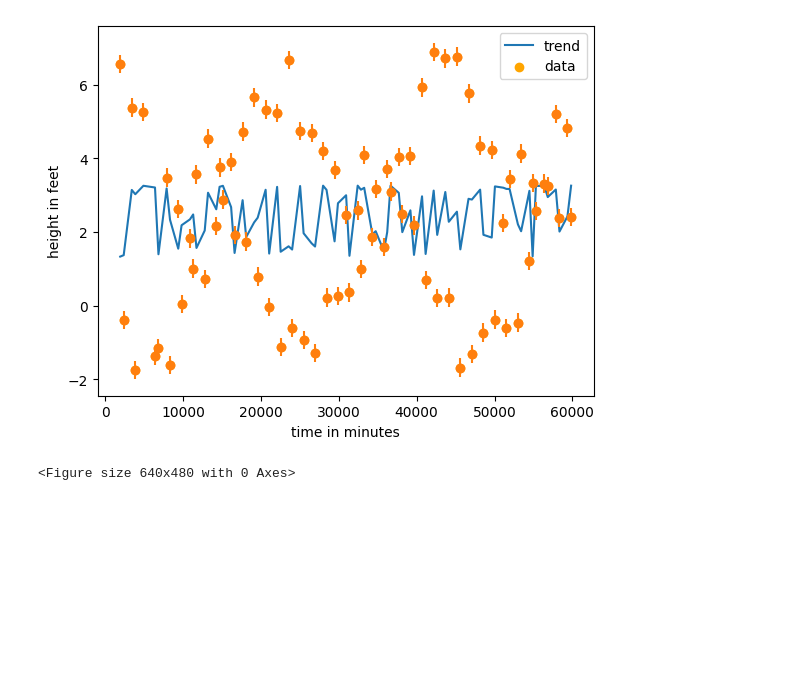
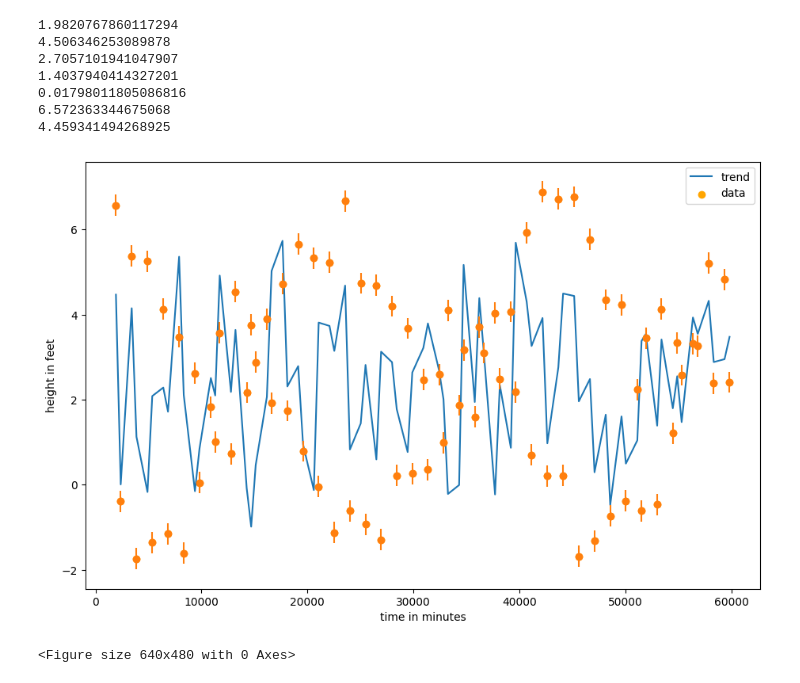
Before and after one commit to C0m91ex/ASTR19-Group-Project, a Jupyter notebook: Group1.ipynb, the cells around one changed output. Cells and saved outputs as stored; diff of their text form; code cells hidden in the pictures; blank space fills up the shorter version.

```diff
--- a/Group1.ipynb
+++ b/Group1.ipynb
@@ -135,0 +125,2 @@ y_data = np.array([6.57, -0.39, 5.38, -1.74, 5.26, -1.36, -1.15, 3.48, -1.61, 2.
+# %%
+data = np.loadtxt('Group-data.txt', dtype=[('day', 'int'), ('time', 'U5'), ('height','float')])
@@ -136,28 +276,64 @@ y_data = np.array([6.57, -0.39, 5.38, -1.74, 5.26, -1.36, -1.15, 3.48, -1.61, 2.
 # %%
-def f_line(x, a, b, c, d):
-    return a * np.sin(b * x + c) + d
-init= (1, 42, 1, 1)
-popt, pcov = optimize.curve_fit(f_line, x_data, y_data, p0 = init)
 
-y_fit = f_line(x_data, *popt)
+
+def f_line(x,a, b, c, d, e, f, g):
+    return 2 * (np.sin(x * b)-2.7057101941047907) - d * (np.cos(x * e)-6.572363344675068) - 1.4593414942689247
+    #return  2.189333440988523 * (np.sin(x * 0.5063894176993958)-2.7057101941047907) - 0.8605692049055762 * (np.cos(x * 0.01803663692194345)-6.572363344675068) + 2.4593414942689247
+
+init = [1.9820767860117294, 4.5063894176993958, 2.7057101941047907, 0.8605692049055762, 0.01803663692194345, 6.572363344675068, 4.4593414942689247]
+sigma = np.full(len(y_data), 0.25)
+
+
+popt, pcov = optimize.curve_fit(f_line, x_data, y_data, sigma = sigma, p0 = init)
 
 af= popt[0]
 bf= popt[1]
 cf= popt[2]
 df= popt[3]
+ef= popt[4]
+ff= popt[5]
+gf= popt[6]
 
-plt.plot(x_data, f_line(x_data, *popt), label = "trend")
+
+
+popt = af, bf, cf, df, ef, ff, gf
+
+y_fit = f_line(x_data, *popt ) #af, bf, cf, df, ef, ff, gf
+
+bt = [0, 10000, 20000, 30000, 40000, 50000, 60000]
+
+print(af)
+print(bf)
+print(cf)
+print(df)
+print(ef)
+print(ff)
+print(gf)
+
+
+plt.figure(figsize=(11,7))
+plt.plot(x_data, y_fit, label = "trend")
+#plt.plot(x_data, 2.189333440988523 * (np.sin(x_data * 0.5063894176993958)-2.7057101941047907) - 0.8605692049055762 * (np.cos(x_data * 0.01803663692194345)-6.572363344675068) + 2.4593414942689247, color='green')
 y_err=0.25
+#fig, ax =plt.subplots()
 plt.scatter(x_data,y_data, label='data', color='orange')
 plt.xlabel('time in minutes')
 plt.ylabel('height in feet')
+plt.xticks(bt)
 plt.errorbar(x_data,y_data, yerr = y_err, fmt='o')
 plt.legend()
 plt.show()
 plt.savefig("fit.pdf", bbox_inches="tight", dpi= 600)
 # %% [output]
+1.9820767860117294
+4.506346253089878
+2.7057101941047907
+1.4037940414327201
+0.01798011805086816
+6.572363344675068
+4.459341494268925
-[figure, old version]
+[figure, new version]
-<Figure size 640x480 with 0 Axes>
+<Figure size 640x480 with 0 Axes>
 # %%
 residuals = y_data - y_fit
 
```
Also changed, not shown: parts of 18 cells of this notebook.
